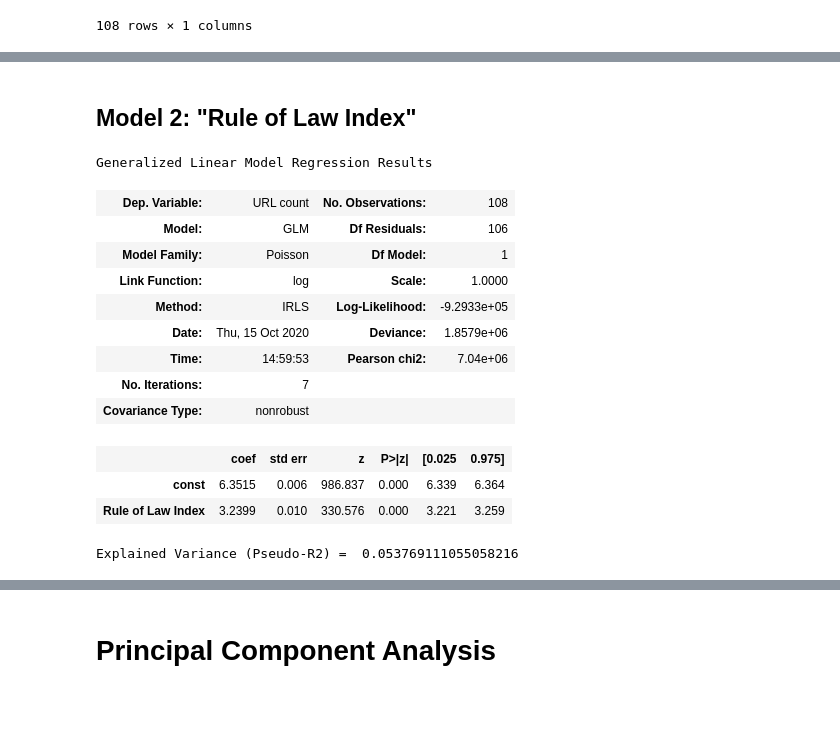
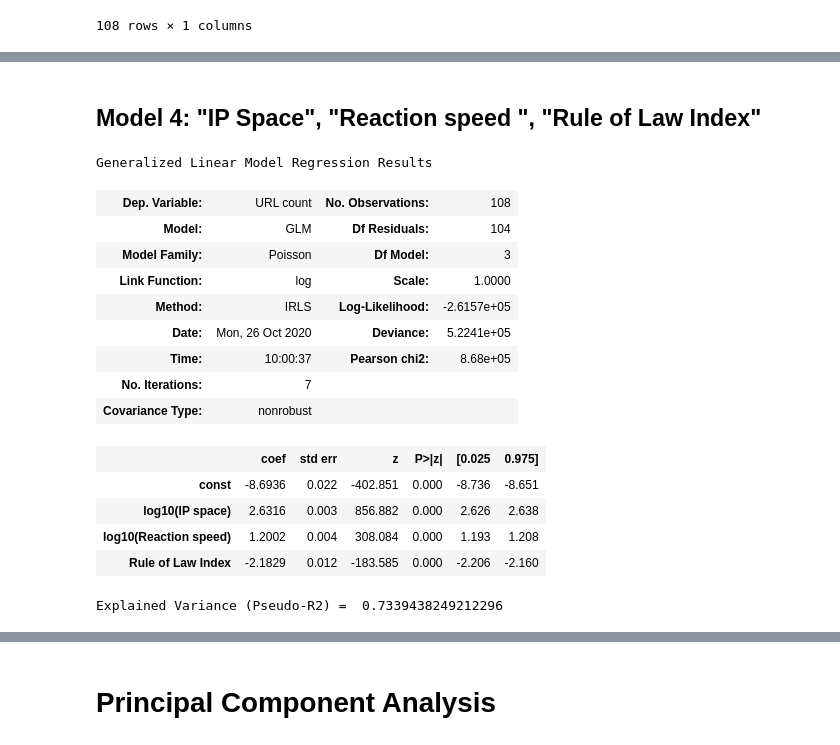
Before and after one commit to tderoon/Cybereconomicsgroup4, a Jupyter notebook: factor analysis.ipynb, the cells around one changed output, grey strips where cells are left out. Saved outputs shown, nothing was run; the diff lists cells and outputs as text; code cells hidden in the pictures; blank space fills up the shorter version.

```diff
--- a/factor analysis.ipynb
+++ b/factor analysis.ipynb
@@ -361,0 +390,20 @@ y
+# %%
+def pseudor2(k):
+    dev_model = res.deviance
+    dispersion = res.scale
+
+    pr2 = 1 - (dev_model + k * dispersion)/dev_intercept
+    print('Explained Variance (Pseudo-R2) = ',pr2)
+# %%
+x=[0]*len(factor)
+
+exog, endog = sm.add_constant(x), y
+
+# Poisson regression
+mod = sm.GLM(endog, exog, family=sm.families.Poisson(link=sm.families.links.log()))
+res = mod.fit()
+display(res.summary())
+
+y_pred = res.predict(exog)
+
+dev_intercept=res.deviance
@@ -373,10 +435,7 @@ display(res.summary())
 
 y_pred = res.predict(exog)
 
-llfull=res.llf
-llnull=res.llnull
-pseudor2=1-(llfull/llnull)
-print('Explained Variance (Pseudo-R2) = ',pseudor2)
+pseudor2(k=1)
 # %% [output]
 Generalized Linear Model Regression Results
 | Dep. Variable: | URL count | No. Observations: | 108 |
@@ -410,0 +472,13 @@ plt.legend(loc=0)
+# %%
+x=factor[['log10(IP space)','log10(Reaction speed)']]
+
+exog, endog = sm.add_constant(x), y
+
+# Poisson regression
+mod = sm.GLM(endog, exog, family=sm.families.Poisson(link=sm.families.links.log()))
+res = mod.fit()
+display(res.summary())
+
+y_pred = res.predict(exog)
+
+pseudor2(k=2)
@@ -411,33 +501,32 @@ plt.legend(loc=0)
 # %% [markdown]
-## Model 2: "Rule of Law Index"
+## Model 4: "IP Space", "Reaction speed ", "Rule of Law Index"
 # %%
-x=factor[['Rule of Law Index']]
+x=factor[['log10(IP space)','log10(Reaction speed)','Rule of Law Index']]
 
 exog, endog = sm.add_constant(x), y
 
 # Poisson regression
 mod = sm.GLM(endog, exog, family=sm.families.Poisson(link=sm.families.links.log()))
 res = mod.fit()
 display(res.summary())
 
 y_pred = res.predict(exog)
 
-llfull=res.llf
-llnull=res.llnull
-pseudor2=1-(llfull/llnull)
-print('Explained Variance (Pseudo-R2) = ',pseudor2)
+pseudor2(k=3)
 # %% [output]
 Generalized Linear Model Regression Results
 | Dep. Variable: | URL count | No. Observations: | 108 |
-| Model: | GLM | Df Residuals: | 106 |
-| Model Family: | Poisson | Df Model: | 1 |
+| Model: | GLM | Df Residuals: | 104 |
+| Model Family: | Poisson | Df Model: | 3 |
 | Link Function: | log | Scale: | 1.0000 |
-| Method: | IRLS | Log-Likelihood: | -9.2933e+05 |
-| Date: | Thu, 15 Oct 2020 | Deviance: | 1.8579e+06 |
-| Time: | 14:59:53 | Pearson chi2: | 7.04e+06 |
+| Method: | IRLS | Log-Likelihood: | -2.6157e+05 |
+| Date: | Mon, 26 Oct 2020 | Deviance: | 5.2241e+05 |
+| Time: | 10:00:37 | Pearson chi2: | 8.68e+05 |
 | No. Iterations: | 7 |  |  |
 | Covariance Type: | nonrobust |  |  |
 |  | coef | std err | z | P>|z| | [0.025 | 0.975] |
-| const | 6.3515 | 0.006 | 986.837 | 0.000 | 6.339 | 6.364 |
-| Rule of Law Index | 3.2399 | 0.010 | 330.576 | 0.000 | 3.221 | 3.259 |
+| const | -8.6936 | 0.022 | -402.851 | 0.000 | -8.736 | -8.651 |
+| log10(IP space) | 2.6316 | 0.003 | 856.882 | 0.000 | 2.626 | 2.638 |
+| log10(Reaction speed) | 1.2002 | 0.004 | 308.084 | 0.000 | 1.193 | 1.208 |
+| Rule of Law Index | -2.1829 | 0.012 | -183.585 | 0.000 | -2.206 | -2.160 |
-Explained Variance (Pseudo-R2) =  0.053769111055058216
+Explained Variance (Pseudo-R2) =  0.7339438249212296
```
Also changed, not shown: parts of 35 cells of this notebook.
